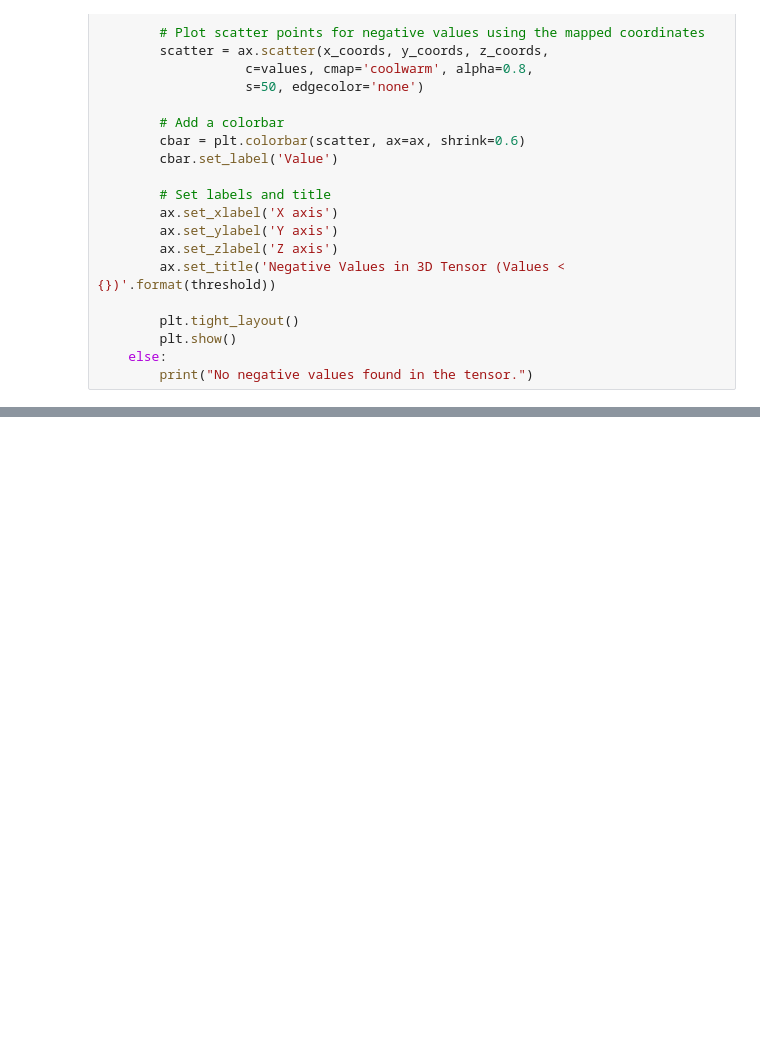
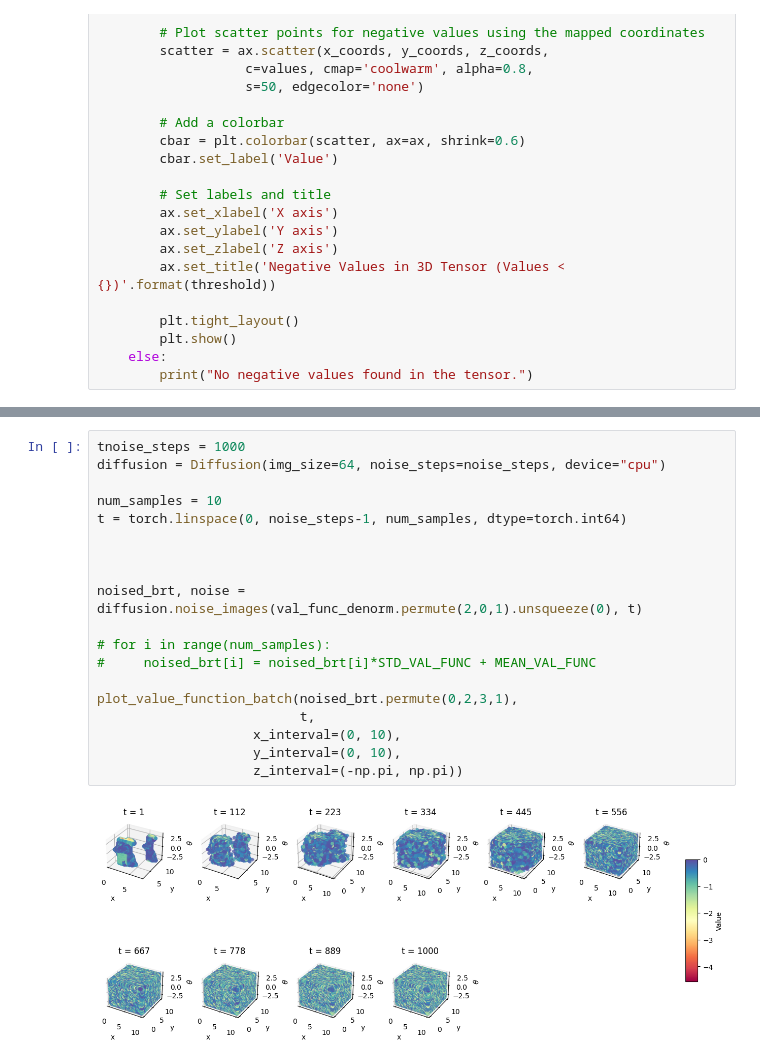
Before and after one commit to Mudhdhoo/AA-276-Diffusion-BRT, a Jupyter notebook: vis_brt_dataset.ipynb, the cells around one changed output, grey strips where cells are left out. Cells and saved outputs as stored; diff of their text form; blank space fills up the shorter version.

```diff
--- a/vis_brt_dataset.ipynb
+++ b/vis_brt_dataset.ipynb
@@ -124,0 +226,21 @@ tensor([[4.4571, 4.3749, 4.2933,  ..., 5.6298, 5.6298, 5.6298],
+# %%
+tnoise_steps = 1000
+diffusion = Diffusion(img_size=64, noise_steps=noise_steps, device="cpu")
+
+num_samples = 10
+t = torch.linspace(0, noise_steps-1, num_samples, dtype=torch.int64)
+
+
+
+noised_brt, noise = diffusion.noise_images(val_func_denorm.permute(2,0,1).unsqueeze(0), t)
+
+# for i in range(num_samples):
+#     noised_brt[i] = noised_brt[i]*STD_VAL_FUNC + MEAN_VAL_FUNC
+
+plot_value_function_batch(noised_brt.permute(0,2,3,1),
+                          t,
+                    x_interval=(0, 10),
+                    y_interval=(0, 10),
+                    z_interval=(-np.pi, np.pi))
+# %% [output]
+[figure, added]
```
Also changed, not shown: parts of 7 cells of this notebook, 9 other files.
